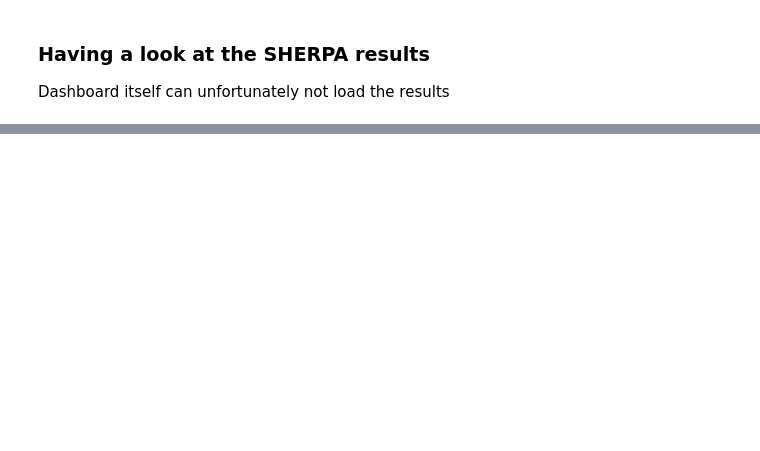
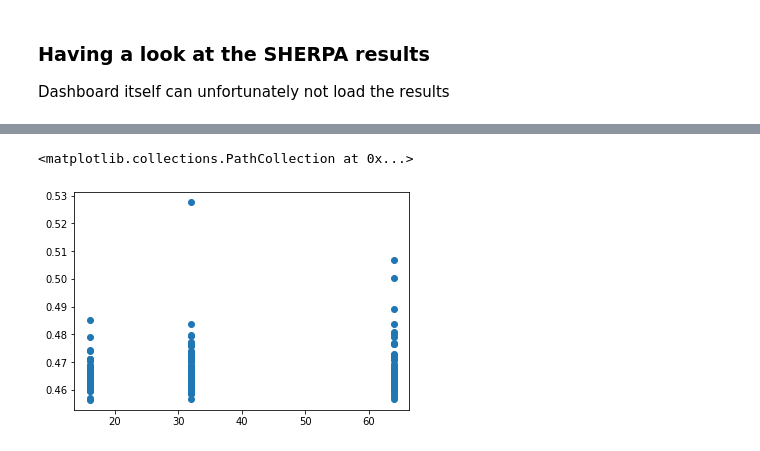
Before and after one commit to chiemvs/Hybrid, a Jupyter notebook: notebooks/hyperparams.ipynb, the cells around one changed output, grey strips where cells are left out. Saved outputs shown, nothing was run; the diff lists cells and outputs as text; code cells hidden in the pictures; blank space fills up the shorter version.

```diff
--- a/notebooks/hyperparams.ipynb
+++ b/notebooks/hyperparams.ipynb
@@ -137,0 +66,5 @@ plt.scatter(final['earlystop_patience'], final['Objective'])
+# %%
+plt.scatter(final['batch_size'], final['Objective']) # 32
+# %% [output]
+<matplotlib.collections.PathCollection at 0x...>
+[figure, added]
```
Also changed, not shown: parts of 15 cells of this notebook, 6 other files.
